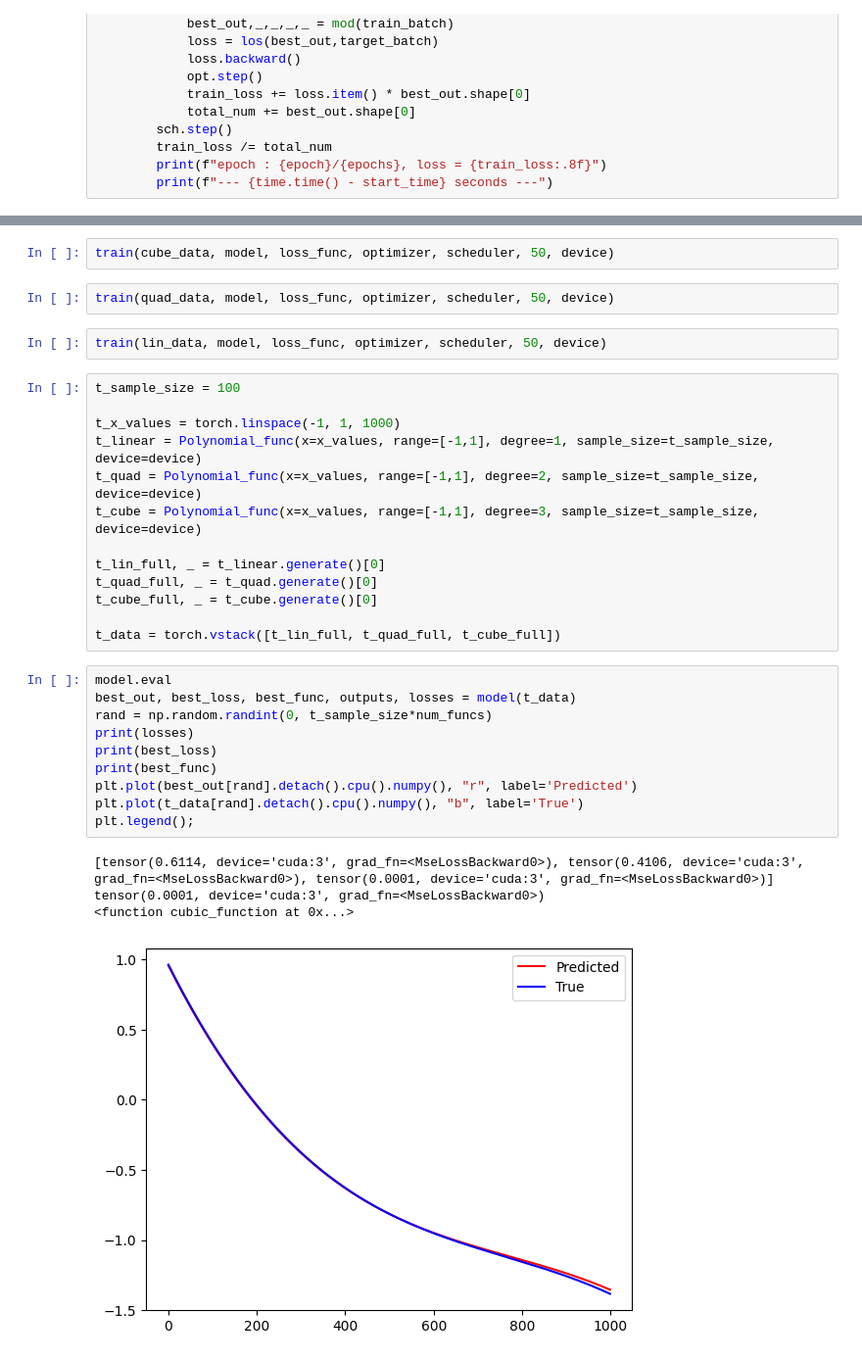
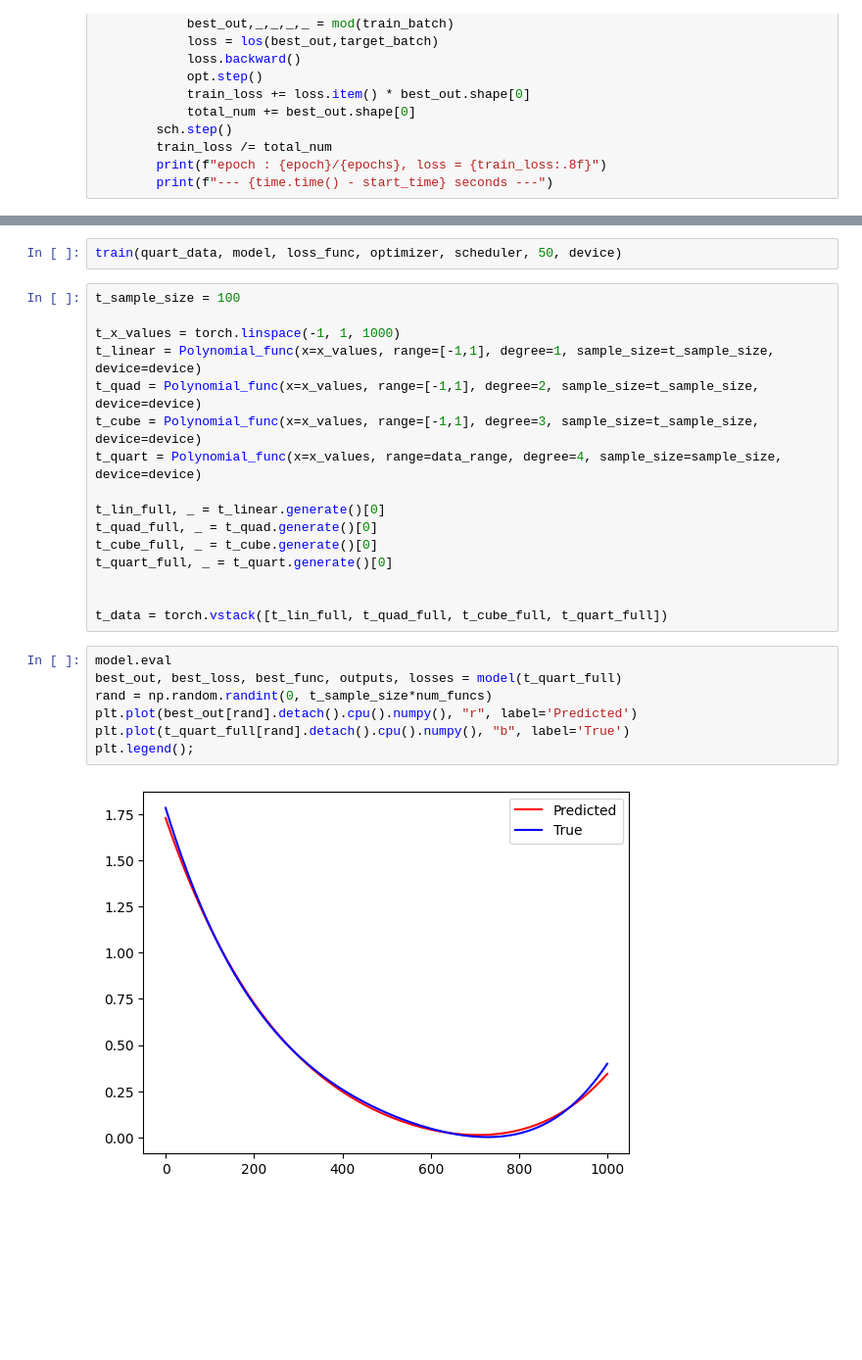
Before and after one commit to ctsai64/MultiFunc, a Jupyter notebook: multi_func_extensible.ipynb, the cells around one changed output, grey strips where cells are left out. Shown: that part at 98% size. Cells and saved outputs as stored; diff of their text form; blank space fills up the shorter version.

Commit message:
Trained with 4 functions

```diff
--- a/multi_func_extensible.ipynb
+++ b/multi_func_extensible.ipynb
@@ -289,9 +304,5 @@ epoch : 49/50, loss = 0.00003304
 # %%
-train(cube_data, model, loss_func, optimizer, scheduler, 50, device)
+train(quart_data, model, loss_func, optimizer, scheduler, 50, device)
-# %%
-train(quad_data, model, loss_func, optimizer, scheduler, 50, device)
-# %%
-train(lin_data, model, loss_func, optimizer, scheduler, 50, device)
 # %%
 t_sample_size = 100
 
@@ -299,24 +310,21 @@ t_x_values = torch.linspace(-1, 1, 1000)
 t_linear = Polynomial_func(x=x_values, range=[-1,1], degree=1, sample_size=t_sample_size, device=device)
 t_quad = Polynomial_func(x=x_values, range=[-1,1], degree=2, sample_size=t_sample_size, device=device)
 t_cube = Polynomial_func(x=x_values, range=[-1,1], degree=3, sample_size=t_sample_size, device=device)
+t_quart = Polynomial_func(x=x_values, range=data_range, degree=4, sample_size=sample_size, device=device)
 
 t_lin_full, _ = t_linear.generate()[0]
 t_quad_full, _ = t_quad.generate()[0]
 t_cube_full, _ = t_cube.generate()[0]
+t_quart_full, _ = t_quart.generate()[0]
 
-t_data = torch.vstack([t_lin_full, t_quad_full, t_cube_full])
+
+t_data = torch.vstack([t_lin_full, t_quad_full, t_cube_full, t_quart_full])
 # %%
 model.eval
-best_out, best_loss, best_func, outputs, losses = model(t_data)
+best_out, best_loss, best_func, outputs, losses = model(t_quart_full)
 rand = np.random.randint(0, t_sample_size*num_funcs)
-print(losses)
-print(best_loss)
-print(best_func)
 plt.plot(best_out[rand].detach().cpu().numpy(), "r", label='Predicted')
-plt.plot(t_data[rand].detach().cpu().numpy(), "b", label='True')
+plt.plot(t_quart_full[rand].detach().cpu().numpy(), "b", label='True')
 plt.legend();
 # %% [output]
-[tensor(0.6114, device='cuda:3', grad_fn=<MseLossBackward0>), tensor(0.4106, device='cuda:3', grad_fn=<MseLossBackward0>), tensor(0.0001, device='cuda:3', grad_fn=<MseLossBackward0>)]
-tensor(0.0001, device='cuda:3', grad_fn=<MseLossBackward0>)
-<function cubic_function at 0x...>
-[figure, old version]
+[figure, new version]
```
Also changed, not shown: parts of 5 cells of this notebook.
